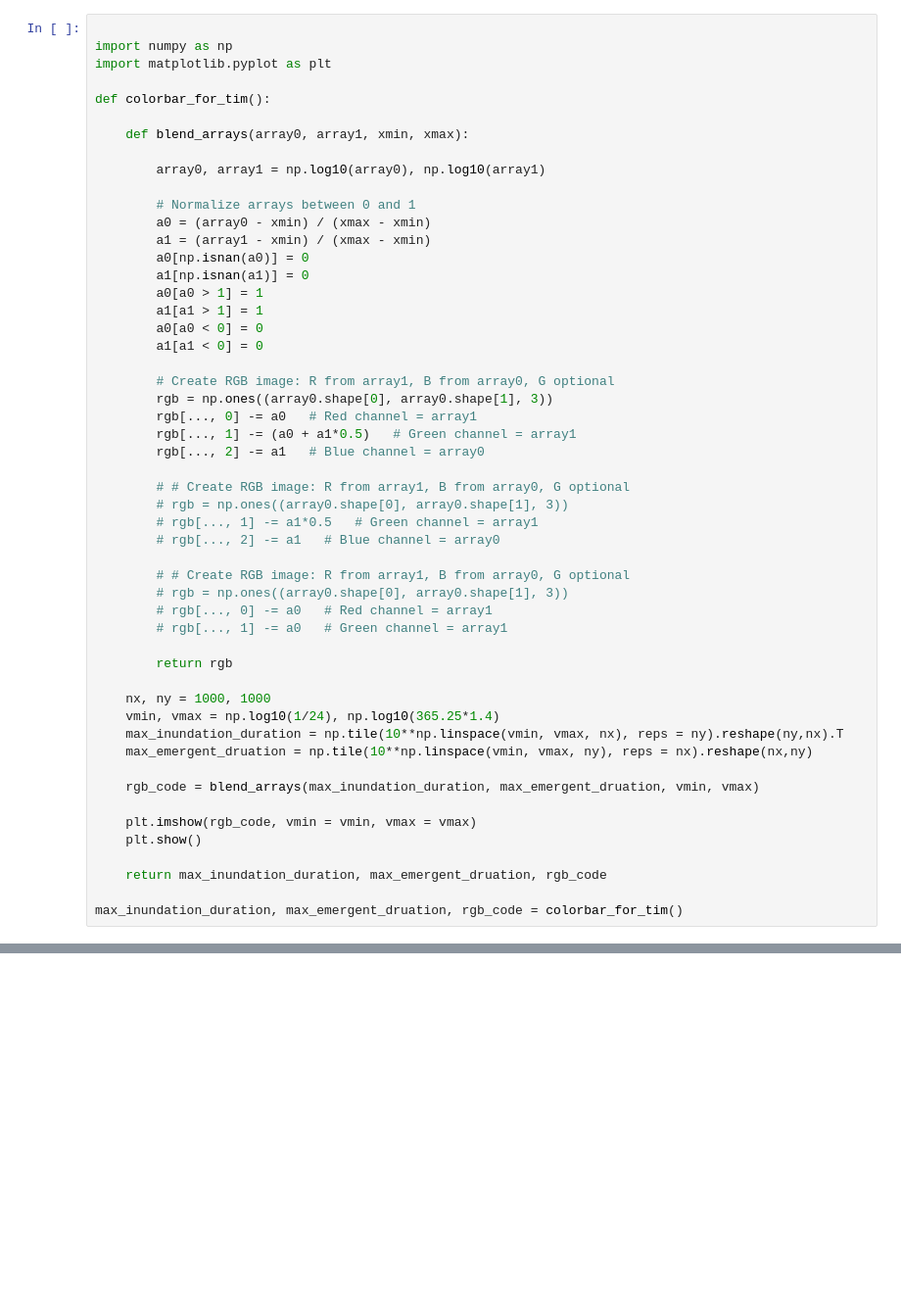
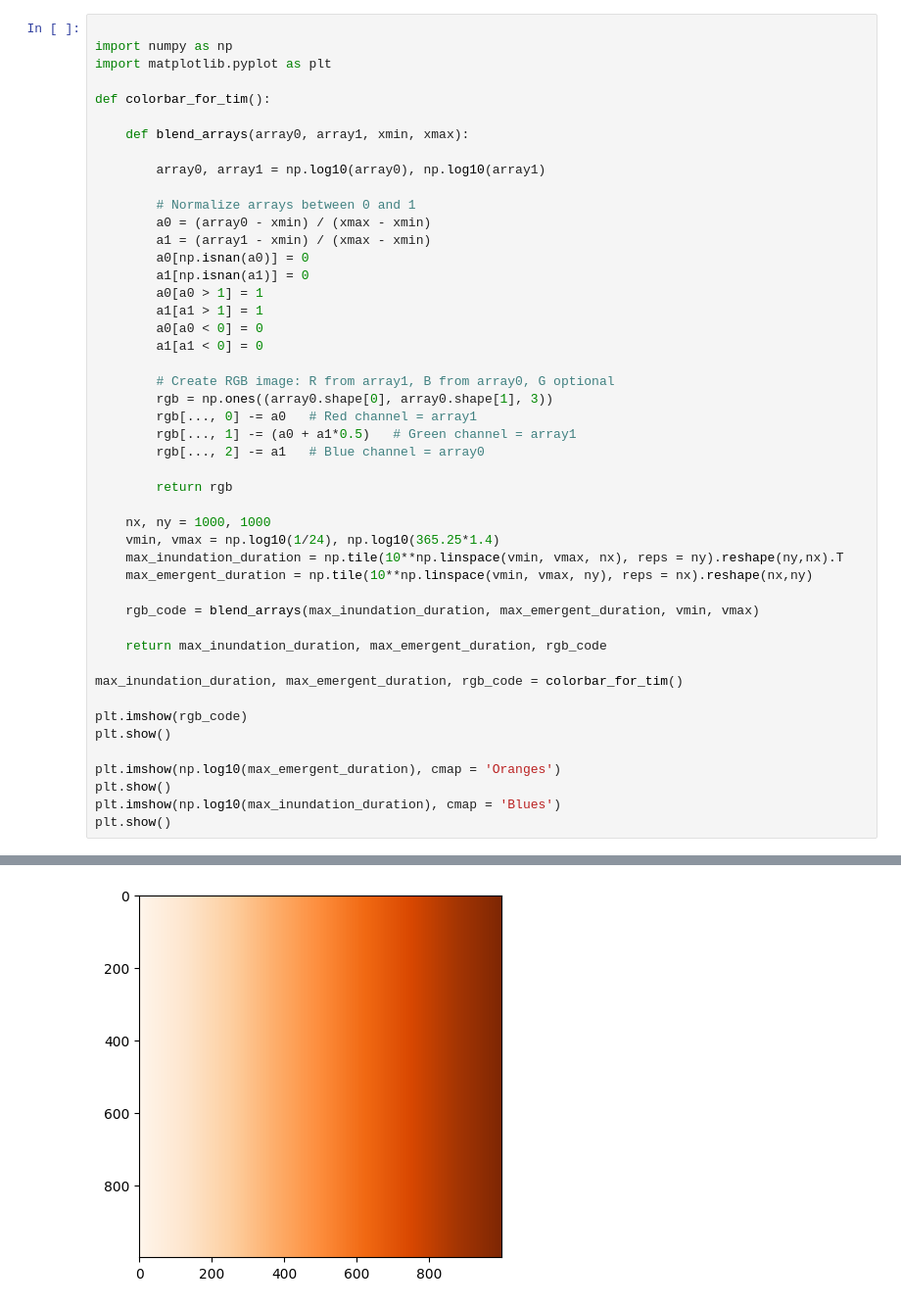
Before and after one commit to Timh37/aslc_intertidal, a Jupyter notebook: src/figure_2/colorbar_for_tim.ipynb, the cells around one changed output, grey strips where cells are left out. Shown: that part at 98% size. Saved outputs shown, nothing was run; the diff lists cells and outputs as text; blank space fills up the shorter version.

```diff
--- a/src/figure_2/colorbar_for_tim.ipynb
+++ b/src/figure_2/colorbar_for_tim.ipynb
@@ -10,46 +10,42 @@ def colorbar_for_tim():
         array0, array1 = np.log10(array0), np.log10(array1)
 
         # Normalize arrays between 0 and 1
         a0 = (array0 - xmin) / (xmax - xmin)
         a1 = (array1 - xmin) / (xmax - xmin)
         a0[np.isnan(a0)] = 0
         a1[np.isnan(a1)] = 0
         a0[a0 > 1] = 1
         a1[a1 > 1] = 1
         a0[a0 < 0] = 0
         a1[a1 < 0] = 0
 
         # Create RGB image: R from array1, B from array0, G optional
         rgb = np.ones((array0.shape[0], array0.shape[1], 3))
         rgb[..., 0] -= a0   # Red channel = array1
         rgb[..., 1] -= (a0 + a1*0.5)   # Green channel = array1
         rgb[..., 2] -= a1   # Blue channel = array0
 
-        # # Create RGB image: R from array1, B from array0, G optional
-        # rgb = np.ones((array0.shape[0], array0.shape[1], 3))
-        # rgb[..., 1] -= a1*0.5   # Green channel = array1
-        # rgb[..., 2] -= a1   # Blue channel = array0
-
-        # # Create RGB image: R from array1, B from array0, G optional
-        # rgb = np.ones((array0.shape[0], array0.shape[1], 3))
-        # rgb[..., 0] -= a0   # Red channel = array1
-        # rgb[..., 1] -= a0   # Green channel = array1
-
         return rgb
 
     nx, ny = 1000, 1000
     vmin, vmax = np.log10(1/24), np.log10(365.25*1.4)
     max_inundation_duration = np.tile(10**np.linspace(vmin, vmax, nx), reps = ny).reshape(ny,nx).T
-    max_emergent_druation = np.tile(10**np.linspace(vmin, vmax, ny), reps = nx).reshape(nx,ny)
+    max_emergent_duration = np.tile(10**np.linspace(vmin, vmax, ny), reps = nx).reshape(nx,ny)
 
-    rgb_code = blend_arrays(max_inundation_duration, max_emergent_druation, vmin, vmax)
+    rgb_code = blend_arrays(max_inundation_duration, max_emergent_duration, vmin, vmax)
 
-    plt.imshow(rgb_code, vmin = vmin, vmax = vmax)
-    plt.show()
+    return max_inundation_duration, max_emergent_duration, rgb_code
 
-    return max_inundation_duration, max_emergent_druation, rgb_code
+max_inundation_duration, max_emergent_duration, rgb_code = colorbar_for_tim()
 
-max_inundation_duration, max_emergent_druation, rgb_code = colorbar_for_tim()
+plt.imshow(rgb_code)
+plt.show()
+
+plt.imshow(np.log10(max_emergent_duration), cmap = 'Oranges')
+plt.show()
+plt.imshow(np.log10(max_inundation_duration), cmap = 'Blues')
+plt.show()
 # %% [output]
 Clipping input data to the valid range for imshow with RGB data ([0..1] for floats or [0..255] for integers).
 [figure]
+[figure, added]
```
Also changed, not shown: parts of 1 cell of this notebook.
